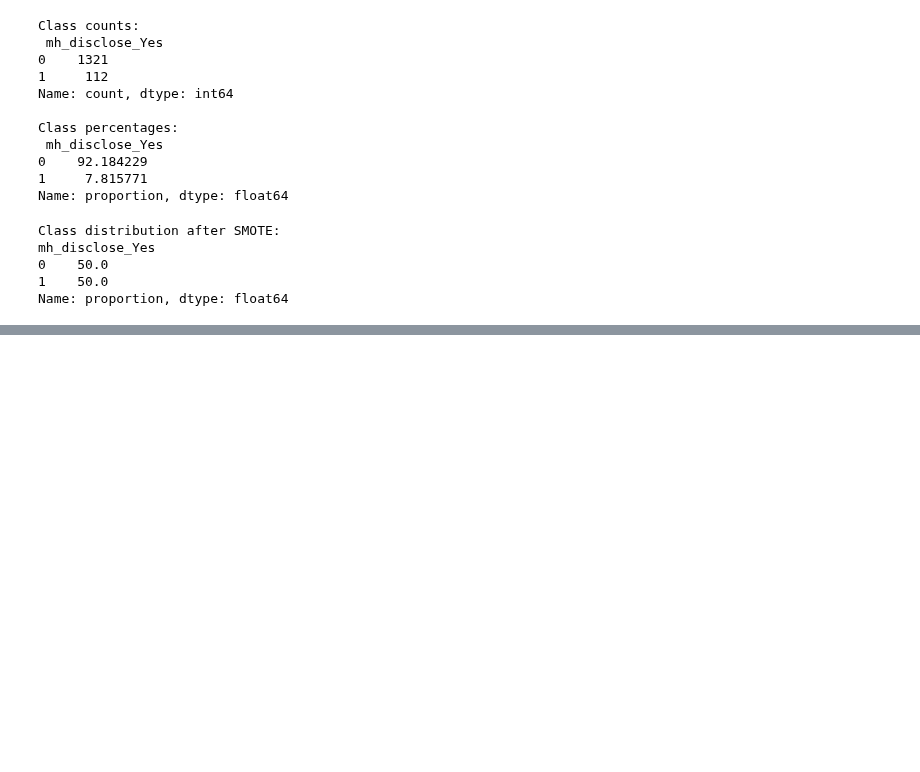
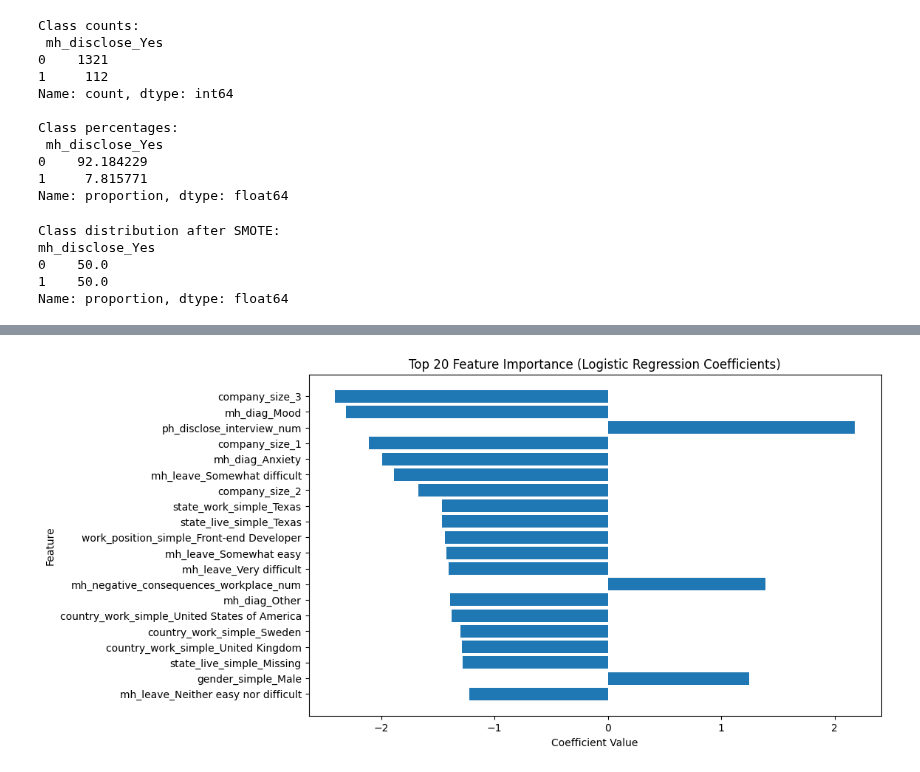
Before and after one commit to folasiredayo/Mental-Health-in-Tech-Modelling, a Jupyter notebook: lr-mental-health-modelling-data-cleaning-2016.ipynb, the cells around one changed output, grey strips where cells are left out. Cells and saved outputs as stored; diff of their text form; code cells hidden in the pictures; blank space fills up the shorter version.

```diff
--- a/lr-mental-health-modelling-data-cleaning-2016.ipynb
+++ b/lr-mental-health-modelling-data-cleaning-2016.ipynb
@@ -1604,0 +1498,10 @@ Wall time: 4min 30s
+# %%
+from sklearn.model_selection import train_test_split
+
+X_train, X_test, y_train, y_test = train_test_split(
+    X_resampled,
+    Y_resampled,
+    test_size=0.2,
+    random_state=42,
+    stratify=Y_resampled
+)
@@ -1649,0 +1583,33 @@ Confusion Matrix:
+# %%
+import numpy as np
+import pandas as pd
+import matplotlib.pyplot as plt
+
+# ---------------------------
+# Get feature importance (coefficients)
+# ---------------------------
+feature_importance = pd.DataFrame({
+    'Feature': X_train.columns,
+    'Coefficient': grid_search.best_estimator_.coef_[0]
+})
+
+# Sort by absolute importance
+feature_importance['Abs_Coefficient'] = np.abs(feature_importance['Coefficient'])
+feature_importance = feature_importance.sort_values(by='Abs_Coefficient', ascending=False)
+
+# ---------------------------
+# Plot top 20 features
+# ---------------------------
+top_n = 20
+plt.figure(figsize=(10, 6))
+plt.barh(
+    feature_importance['Feature'][:top_n][::-1],
+    feature_importance['Coefficient'][:top_n][::-1]
+)
+
+plt.title("Top 20 Feature Importance (Logistic Regression Coefficients)")
+plt.xlabel("Coefficient Value")
+plt.ylabel("Feature")
+plt.show()
+# %% [output]
+[figure, added]
```
Also changed, not shown: parts of 21 cells of this notebook.
